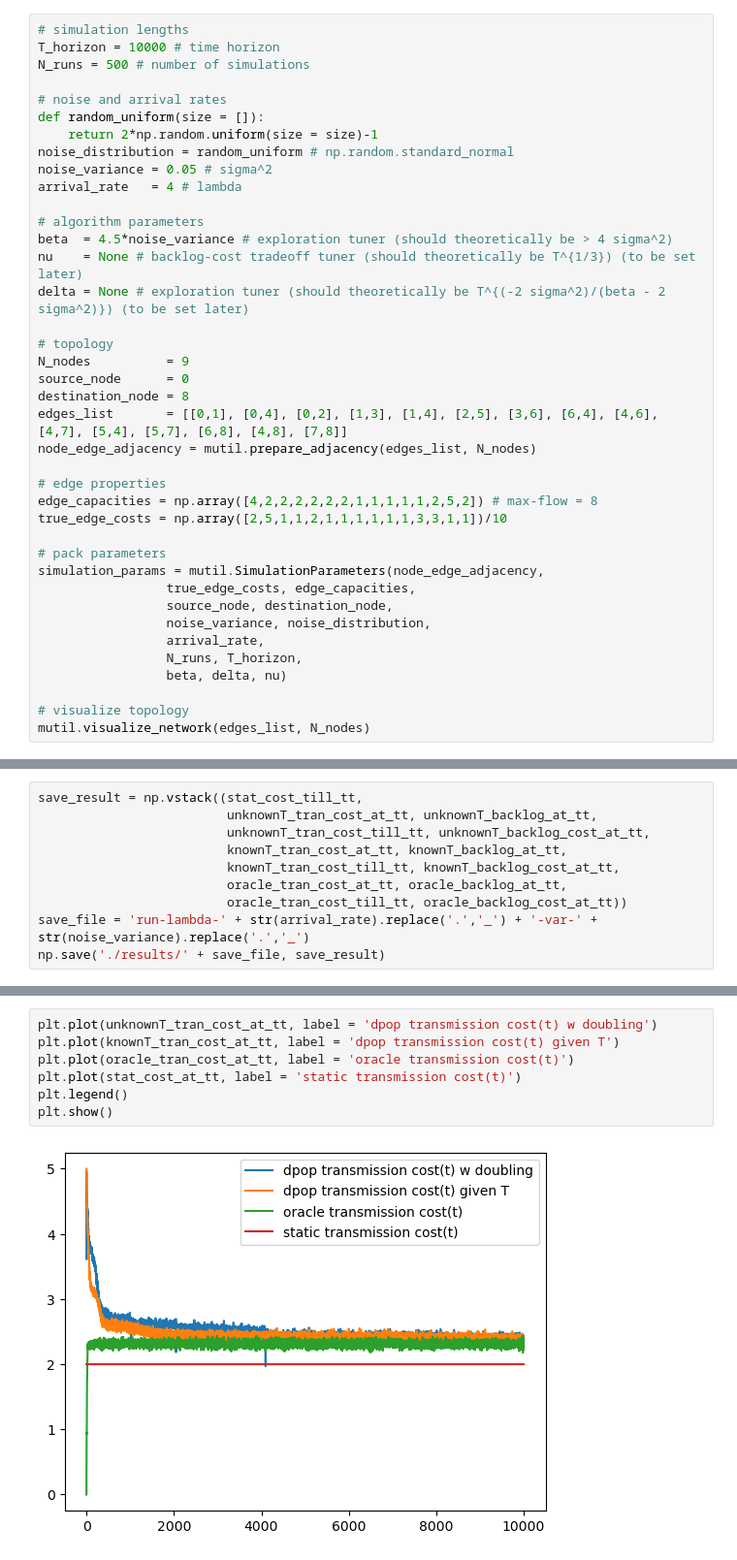
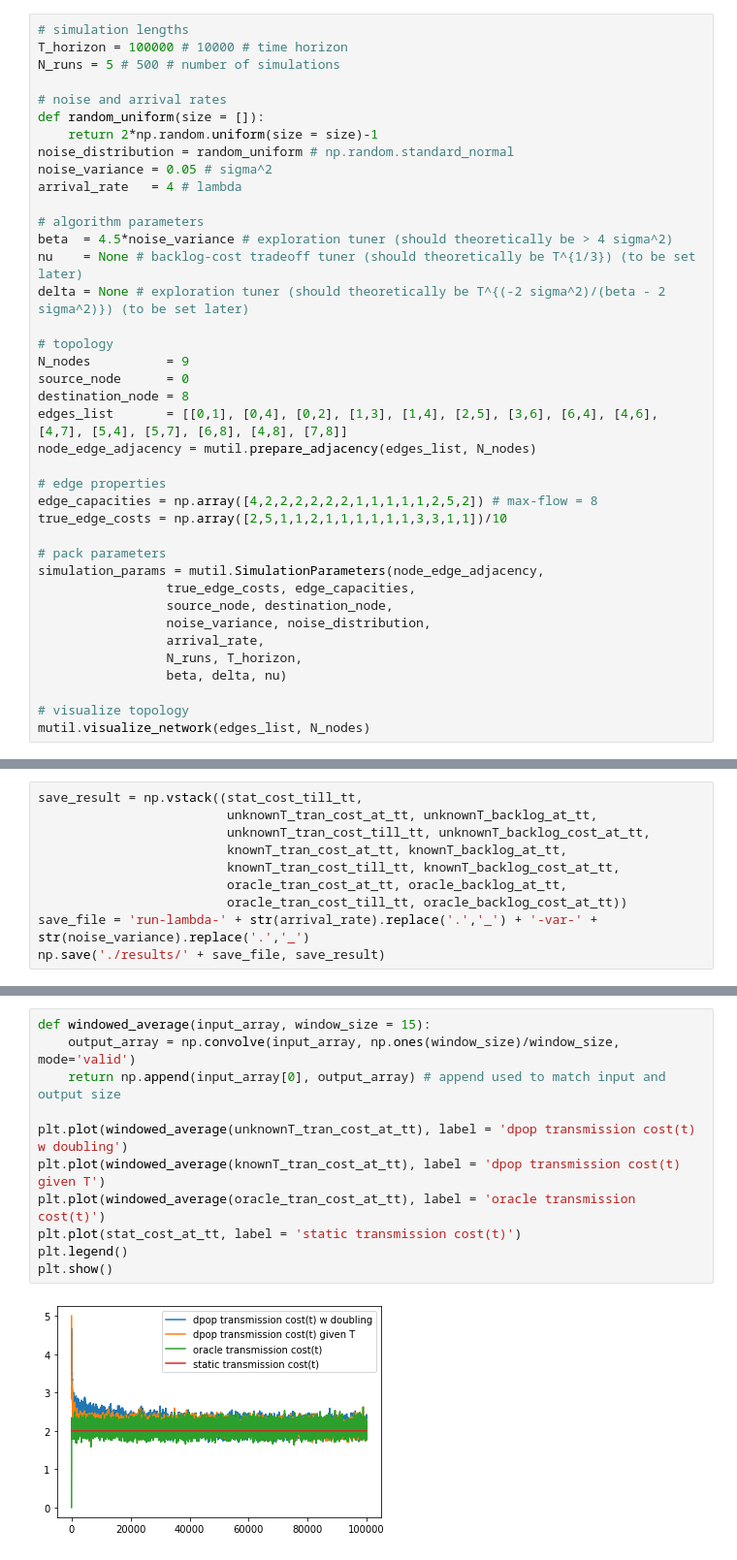
Before and after one commit to SathwikChadaga/Optimistic-DPP, a Jupyter notebook: dpop_run.ipynb, the cells around one changed output, grey strips where cells are left out. Shown: that part at 97% size. Cells and saved outputs as stored; diff of their text form.

Commit message:
minor fixes to dpop run code

```diff
--- a/dpop_run.ipynb
+++ b/dpop_run.ipynb
@@ -18,8 +17,8 @@ reload(mutil);
 ## Simulation Parameters
 # %%
 # simulation lengths
-T_horizon = 10000 # time horizon
-N_runs = 500 # number of simulations
+T_horizon = 100000 # 10000 # time horizon
+N_runs = 5 # 500 # number of simulations
 
 # noise and arrival rates
 def random_uniform(size = []):
@@ -135,12 +134,16 @@ plt.show()
 # %%
-plt.plot(unknownT_tran_cost_at_tt, label = 'dpop transmission cost(t) w doubling')
-plt.plot(knownT_tran_cost_at_tt, label = 'dpop transmission cost(t) given T')
-plt.plot(oracle_tran_cost_at_tt, label = 'oracle transmission cost(t)')
+def windowed_average(input_array, window_size = 15):
+    output_array = np.convolve(input_array, np.ones(window_size)/window_size, mode='valid')
+    return np.append(input_array[0], output_array) # append used to match input and output size
+
+plt.plot(windowed_average(unknownT_tran_cost_at_tt), label = 'dpop transmission cost(t) w doubling')
+plt.plot(windowed_average(knownT_tran_cost_at_tt), label = 'dpop transmission cost(t) given T')
+plt.plot(windowed_average(oracle_tran_cost_at_tt), label = 'oracle transmission cost(t)')
 plt.plot(stat_cost_at_tt, label = 'static transmission cost(t)')
 plt.legend()
 plt.show()
 # %% [output]
-[figure, old version]
+[figure, new version]
 # %%
 plt.plot(unknownT_tran_cost_till_tt + unknownT_backlog_cost_at_tt, label = 'dpop cost(t) w doubling')
 plt.plot(knownT_tran_cost_till_tt + knownT_backlog_cost_at_tt, label = 'dpop cost(t) given T')
```
Also changed, not shown: parts of 8 cells of this notebook.
